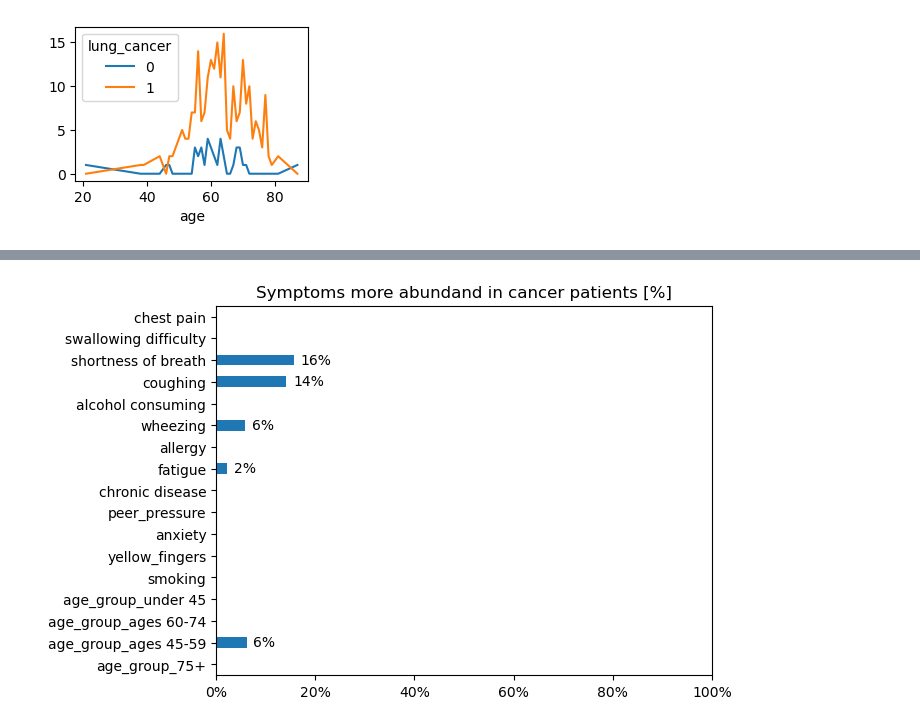
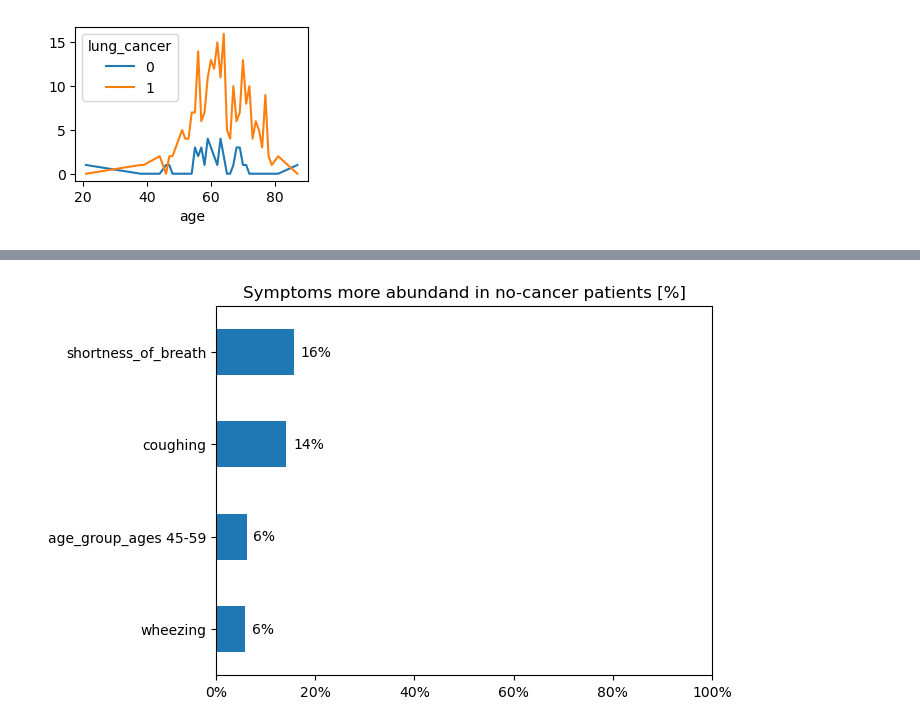
Before and after one commit to Antje1403/Data-Science-Lung-Cancer, a Jupyter notebook: Lung_cancer_Kaggle.ipynb, the cells around one changed output, grey strips where cells are left out. Saved outputs shown, nothing was run; the diff lists cells and outputs as text; code cells hidden in the pictures.

```diff
--- a/Lung_cancer_Kaggle.ipynb
+++ b/Lung_cancer_Kaggle.ipynb
@@ -571,17 +544,0 @@ def eval_regression(model, features, target):
-# %%
-model = DecisionTreeClassifier(class_weight = "balanced", max_depth = 2, random_state = 42)
-model.fit(features_train_ohe, target_train)
-model.feature_importances_
-feature_importance = pd.Series(data = model.feature_importances_, index= features_train_ohe.columns)
-feature_importance = feature_importance.sort_values(ascending = False)
-print(feature_importance)
-#most important features: allergy, swallowing difficulty, smoking
-
-#Crossvalidation to for more reliable estimate of model's performance
-cv = cross_val_score(model, features_train_ohe, target_train, scoring="accuracy", cv=5)
-print("CrossValScore: " ,cv.mean())
-
-#Generate age groups and OHE them
-features_test_ohe = feature_engineering(features_test)
-#Evaluate the model
-eval_regression(model, features_test_ohe, target_test)
@@ -614,18 +592,17 @@ Precision good, but we aim for a higher Recall.
 # %%
-#First let's see after SMOTE and Feature Engineering which symptoms are more abundand in the cancer group
+#Generate complete dataset of features and target after SMOTE
+features_and_target_train = features_train_ohe.copy()
+features_and_target_train["lung_cancer"] = target_train
+#Split dataset in datapoints with and without cancer
+data_lung_cancer_positive = features_and_target_train[features_and_target_train["lung_cancer"] ==1]
+data_lung_cancer_negative = features_and_target_train[features_and_target_train["lung_cancer"] ==0]
 
-#How much more people suffer from symptoms in the cancer group SMOTE dataset
-features_and_target_train = features_train_ohe.copy()
-features_and_target_train["lung_cancer"] = target_train #fuse lung cancer to features for complete dataset
-data_lung_cancer_positive = features_and_target_train[features_and_target_train["lung_cancer"] ==1] #datapoints with lung cancer
-data_lung_cancer_negative = features_and_target_train[features_and_target_train["lung_cancer"] ==0] #datapoints without lung cancer
+#mean differences of cancer group
+cancer_to_no_cancer = data_lung_cancer_positive.describe().T.drop(["age", "gender", "lung_cancer"]).loc[:,"mean"] - data_lung_cancer_negative.describe().T.drop(["age", "gender", "lung_cancer"]).loc[:,"mean"]
+cancer_to_no_cancer = cancer_to_no_cancer.sort_values(ascending = False).head(4)
+cancer_to_no_cancer = cancer_to_no_cancer.sort_values(ascending = True)
+bars = cancer_to_no_cancer.plot(kind="barh", xlim=(0,1))
 
-#compute how symptoms are more abundand in the cancer group by substracting the percent values of the cancer free group. Symptoms also occuring by the cancer free group can roughly be seen as normal.
-#(Note: There is probably a bias as the cancer free group are presumably not random people from the street but people with symptoms coming to the hospital for a check up)
-
-cancer_to_no_cancer = data_lung_cancer_positive.describe().T.drop(["age", "gender", "lung_cancer"]).loc[:,"mean"] - data_lung_cancer_negative.describe().T.drop(["age", "gender", "lung_cancer"]).loc[:,"mean"]
-
-bars = cancer_to_no_cancer.plot(kind="barh", xlim=(0,1))
 plt.title("Symptoms more abundand in cancer patients [%]")
 
 for bar in bars.patches:
@@ -642,21 +619,22 @@ plt.gca().xaxis.set_major_formatter(mtick.PercentFormatter(1))
 # %%
 #symptoms more abundand in the no cancer group SMOTE dataset
 cancer_to_no_cancer_reverse = data_lung_cancer_negative.describe().T.drop(["age", "gender", "lung_cancer"]).loc[:,"mean"] - data_lung_cancer_positive.describe().T.drop(["age", "gender", "lung_cancer"]).loc[:,"mean"]
-
+cancer_to_no_cancer_reverse = cancer_to_no_cancer_reverse.sort_values(ascending = False).head(4)
+cancer_to_no_cancer_reverse = cancer_to_no_cancer_reverse.sort_values(ascending = True)
 bars = cancer_to_no_cancer_reverse.plot(kind="barh", xlim=(0,1))
-plt.title("Symptoms more abundand in cancer patients [%]")
+plt.title("Symptoms more abundand in no-cancer patients [%]")
 
 for bar in bars.patches:
     plt.annotate(f'{bar.get_width():.0%}',
                  xy=(bar.get_width(), bar.get_y() + bar.get_height() / 2),
                  xytext=(5, 0),
                  textcoords='offset points',
                  ha='left', va='center',
                  fontsize=10, color='black')
 
 plt.gca().xaxis.set_major_formatter(mtick.PercentFormatter(1))
 # %% [output]
-[figure, old version]
+[figure, new version]
 # %%
 #Generate age groups and OHE
 features_test_ohe = feature_engineering(features_test)
```
Also changed, not shown: parts of 47 cells of this notebook, 4 other files.
